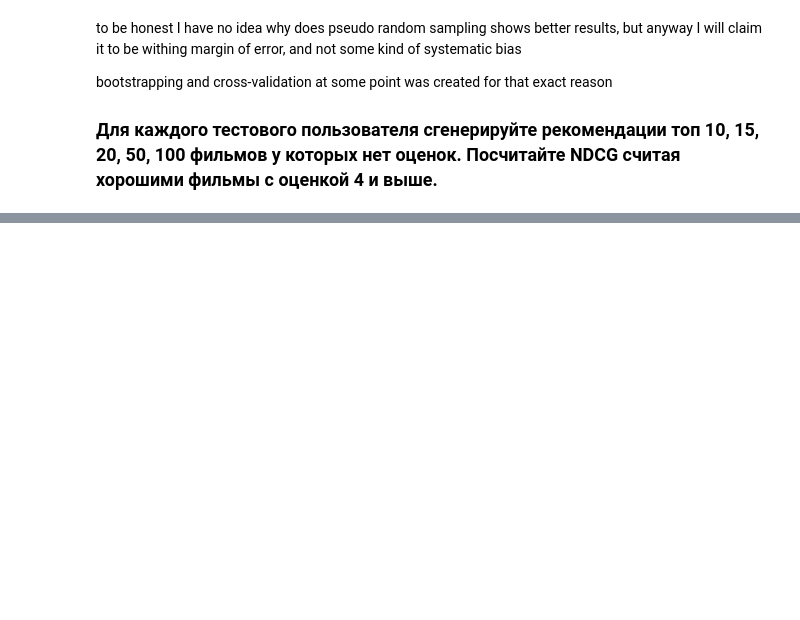
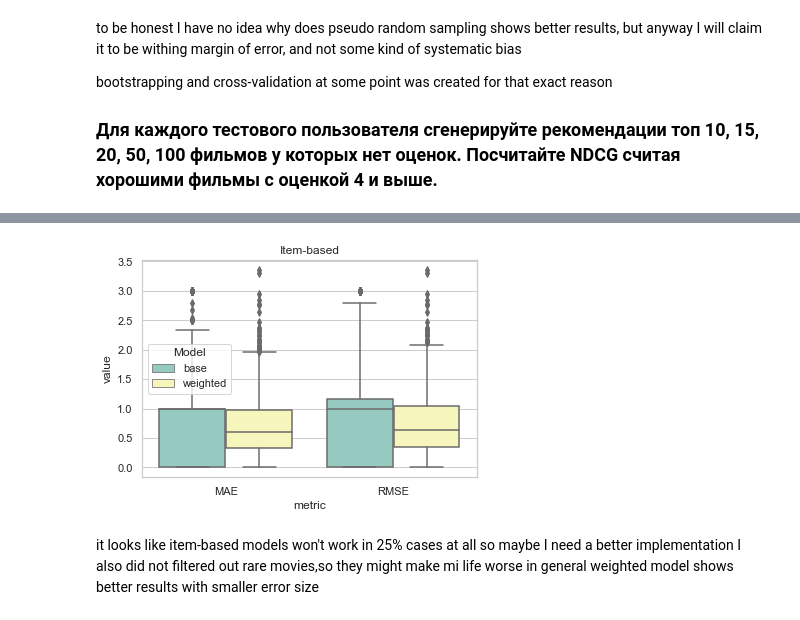
Before and after one commit to vvseva/recomend_hse, a Jupyter notebook: week4-hw/HomeWork1.ipynb, the cells around one changed output, grey strips where cells are left out. Saved outputs shown, nothing was run; the diff lists cells and outputs as text; code cells hidden in the pictures; blank space fills up the shorter version.

```diff
--- a/week4-hw/HomeWork1.ipynb
+++ b/week4-hw/HomeWork1.ipynb
@@ -716,0 +765,3 @@ print(np.mean(list(ndcg_weight.values())))
+# %%
+critics_train_t = transpose(critics_train)
+pd.DataFrame.from_dict(critics_train_t).head()
@@ -716,0 +776,3 @@ print(np.mean(list(ndcg_weight.values())))
+# %%
+critics_test_t = transpose(critics_test)
+pd.DataFrame.from_dict(critics_test_t).head()
@@ -716,0 +813,12 @@ print(np.mean(list(ndcg_weight.values())))
+# %%
+%%time
+errors_weighted_MAE_t,errors_weighted_RMSE_t =  evaluate_model(critics_train_t, critics_test_t,
+                                                       rec_func = getRecommendations_weighted)
+
+errors_clear_MAE = {k: errors_weighted_MAE_t[k] for k in errors_weighted_MAE_t if not isnan(errors_weighted_MAE_t[k])}
+errors_clear_RMSE = {k: errors_weighted_RMSE_t[k] for k in errors_weighted_RMSE_t if not isnan(errors_weighted_RMSE_t[k])}
+
+print("mean error for base-level model:")
+print(np.mean(list(errors_clear_MAE.values())))
+print("mean error for base-level model:")
+print(np.mean(list(errors_clear_RMSE.values())))
@@ -716,0 +831,16 @@ print(np.mean(list(ndcg_weight.values())))
+# %%
+df_errors_1_t = pd.DataFrame(
+    {'value': [*list(errors_base_MAE_t.values()),
+               *list(errors_base_RMSE_t.values()),
+               *list(errors_weighted_MAE_t.values()),
+               *list(errors_weighted_RMSE_t.values())],
+     'metric': [*np.repeat("MAE", len(errors_base_MAE_t.values()), axis=0),
+                *np.repeat("RMSE", len(errors_base_RMSE_t.values()), axis=0),
+                *np.repeat("MAE", len(errors_weighted_MAE_t.values()), axis=0),
+                *np.repeat("RMSE", len(errors_weighted_RMSE_t.values()), axis=0)],
+     'Model': [*np.repeat("base", len(errors_base_MAE_t.values()), axis=0),
+               *np.repeat("base", len(errors_base_RMSE_t.values()), axis=0),
+               *np.repeat("weighted", len(errors_weighted_MAE_t.values()), axis=0),
+               *np.repeat("weighted", len(errors_weighted_RMSE_t.values()), axis=0)]}
+)
+df_errors_1_t.tail()
@@ -716,0 +854,13 @@ print(np.mean(list(ndcg_weight.values())))
+# %%
+sns.set_theme(style="whitegrid")
+ax = sns.boxplot(x="metric", y="value", hue="Model",
+                 data=df_errors_1_t, palette="Set3")
+ax.set_title("Item-based")
+plt.show()
+# %% [output]
+[figure, added]
+# %% [markdown]
+it looks like item-based models won't work in 25% cases at all
+so maybe I need a better implementation
+I also did not filtered out rare movies,so they might make mi life worse
+in general weighted model shows better results with smaller error size
```
Also changed, not shown: parts of 62 cells of this notebook.
